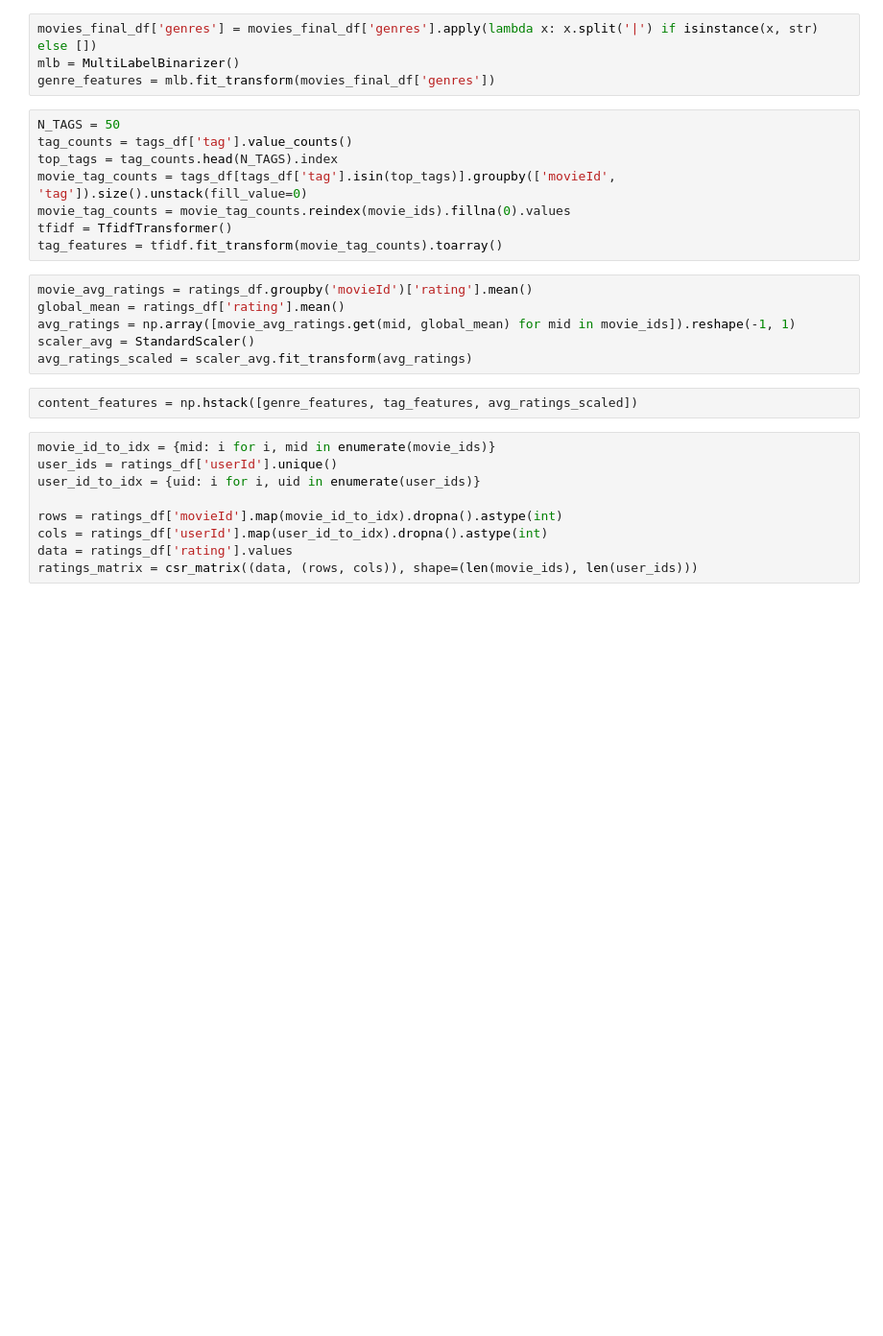
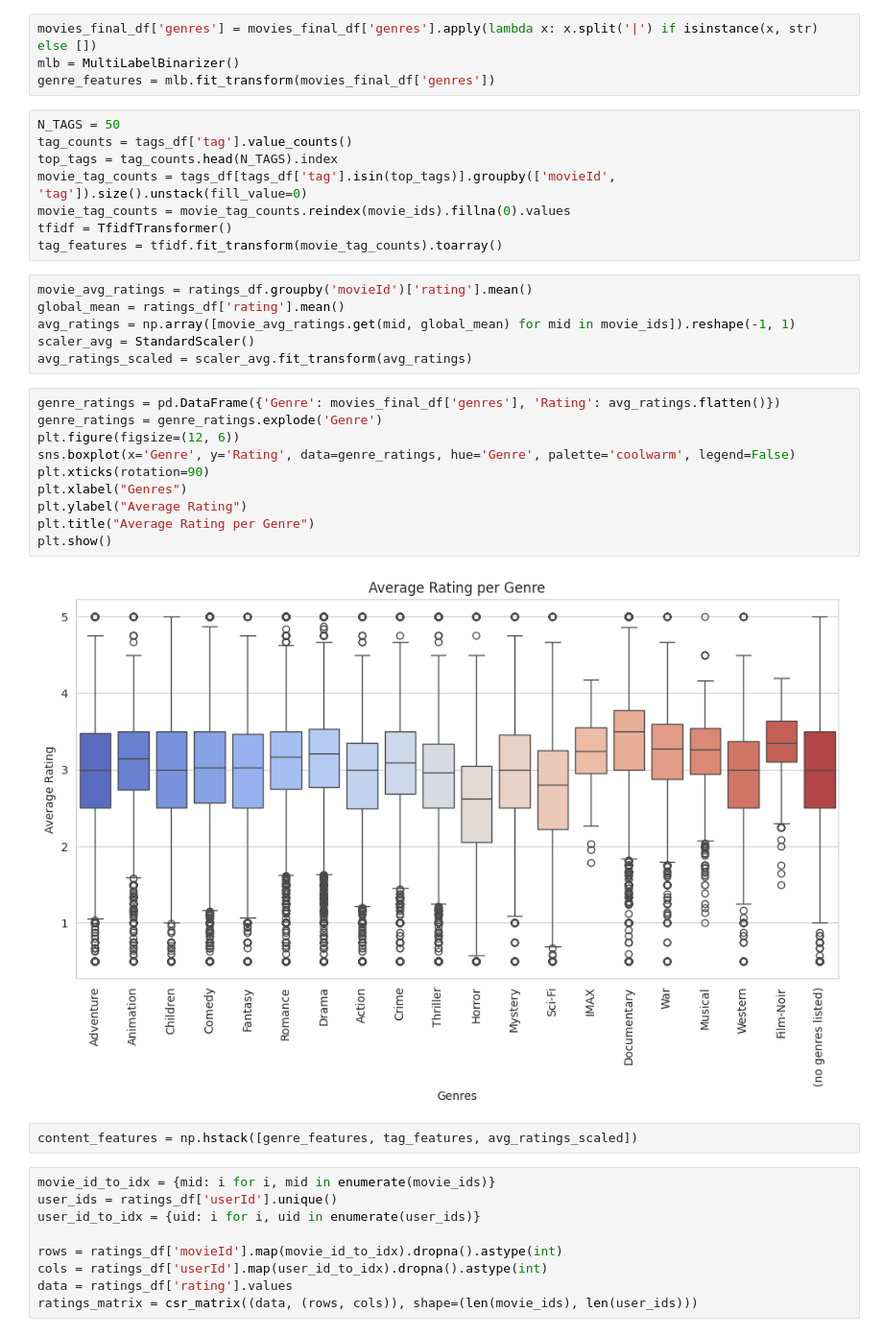
Before and after one commit to siddarthan007/mrsproj, a Jupyter notebook: model_trainer.ipynb, the cells around one changed output. Shown at 96% size. Drawn from its saved outputs; the diff is of its cells as text; blank space fills up the shorter version.

```diff
--- a/model_trainer.ipynb
+++ b/model_trainer.ipynb
@@ -50,6 +110,18 @@ global_mean = ratings_df['rating'].mean()
 avg_ratings = np.array([movie_avg_ratings.get(mid, global_mean) for mid in movie_ids]).reshape(-1, 1)
 scaler_avg = StandardScaler()
 avg_ratings_scaled = scaler_avg.fit_transform(avg_ratings)
+# %%
+genre_ratings = pd.DataFrame({'Genre': movies_final_df['genres'], 'Rating': avg_ratings.flatten()})
+genre_ratings = genre_ratings.explode('Genre')
+plt.figure(figsize=(12, 6))
+sns.boxplot(x='Genre', y='Rating', data=genre_ratings, hue='Genre', palette='coolwarm', legend=False)
+plt.xticks(rotation=90)
+plt.xlabel("Genres")
+plt.ylabel("Average Rating")
+plt.title("Average Rating per Genre")
+plt.show()
+# %% [output]
+[figure, added]
 # %%
 content_features = np.hstack([genre_features, tag_features, avg_ratings_scaled])
 # %%
```
Also changed, not shown: parts of 13 cells of this notebook, 2 other files.
